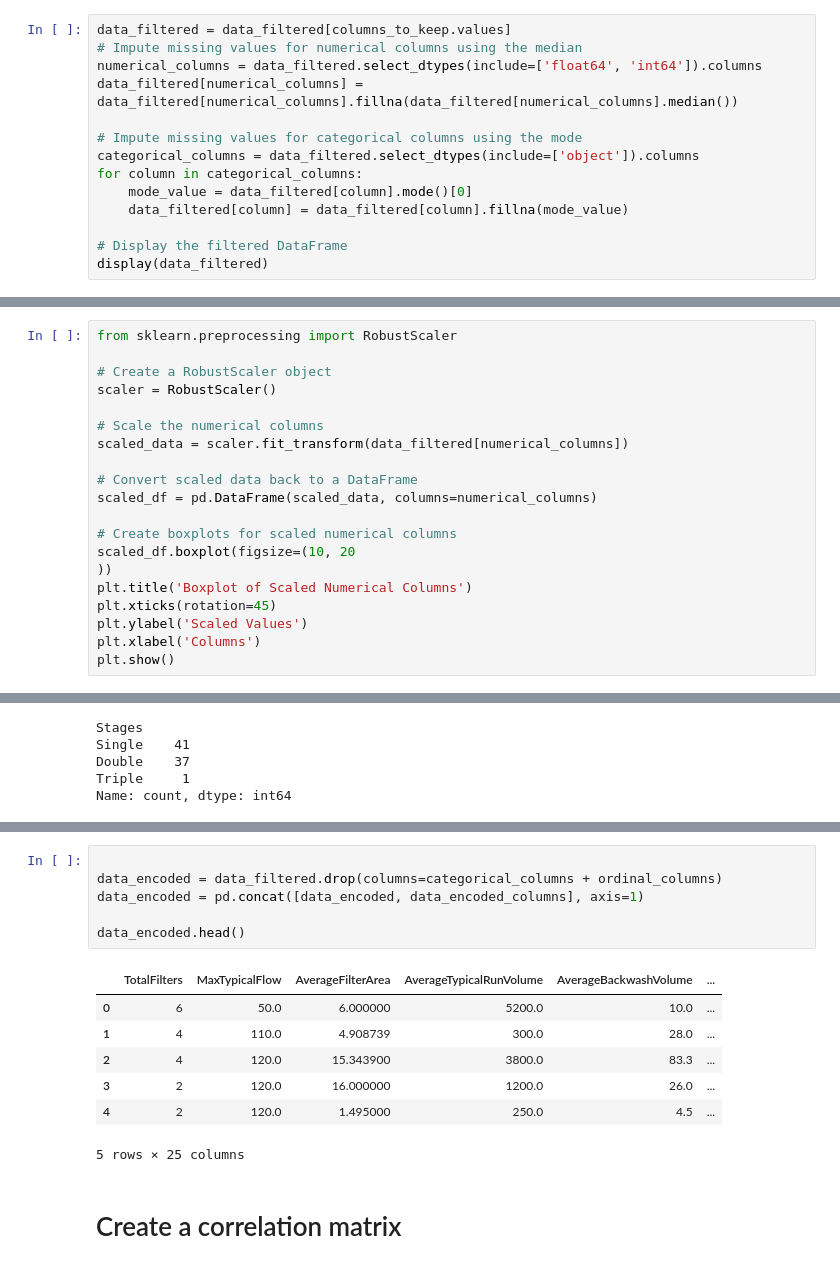
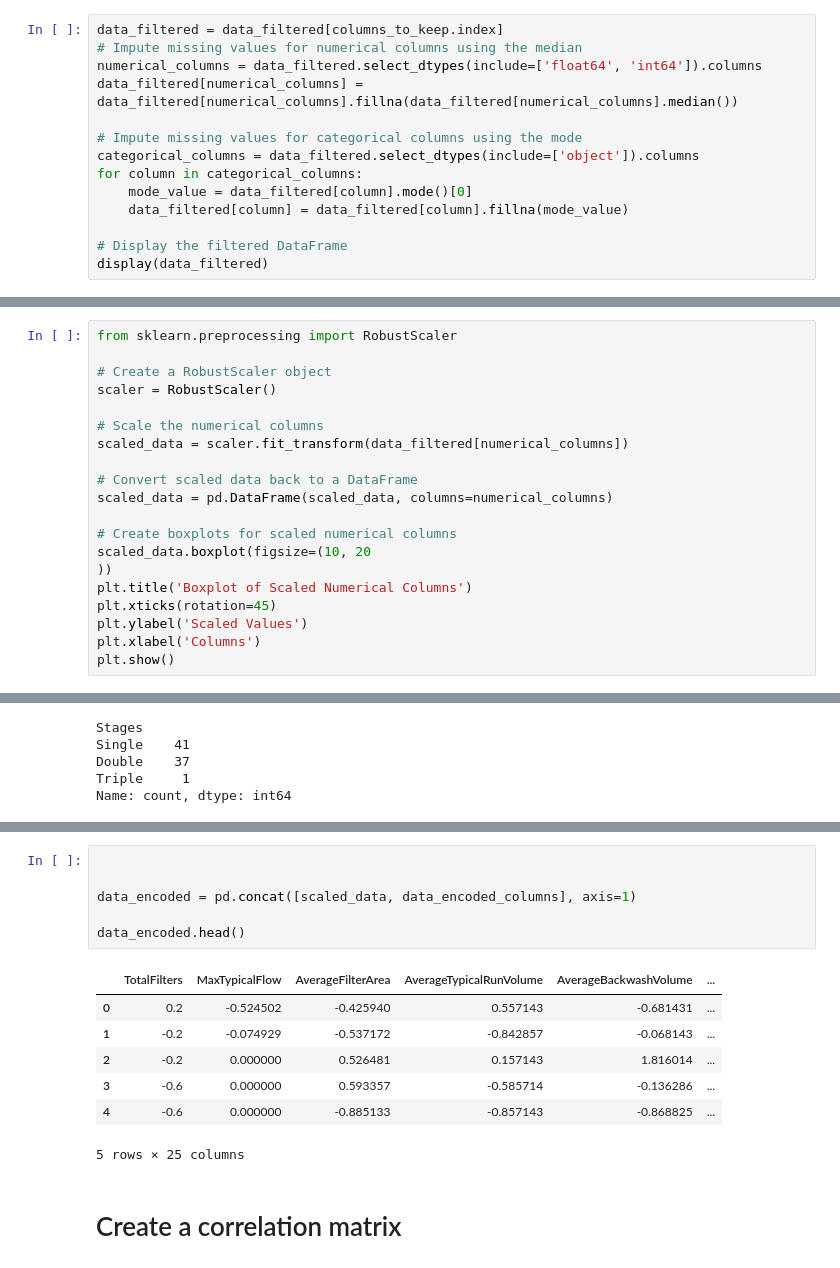
Before and after one commit to bolfosu/MAL-portfolios, a Jupyter notebook: Preprocessing - Water treatment plants.ipynb, the cells around one changed output, grey strips where cells are left out. Cells and saved outputs as stored; diff of their text form.

```diff
--- a/Preprocessing - Water treatment plants.ipynb
+++ b/Preprocessing - Water treatment plants.ipynb
@@ -76,7 +76,7 @@ dtype: float64
 # %% [markdown]
 # Imputing the missing values
 # %%
-data_filtered = data_filtered[columns_to_keep.values]
+data_filtered = data_filtered[columns_to_keep.index]
 # Impute missing values for numerical columns using the median
 numerical_columns = data_filtered.select_dtypes(include=['float64', 'int64']).columns
 data_filtered[numerical_columns] = data_filtered[numerical_columns].fillna(data_filtered[numerical_columns].median())
@@ -103,10 +115,10 @@ scaler = RobustScaler()
 scaled_data = scaler.fit_transform(data_filtered[numerical_columns])
 
 # Convert scaled data back to a DataFrame
-scaled_df = pd.DataFrame(scaled_data, columns=numerical_columns)
+scaled_data = pd.DataFrame(scaled_data, columns=numerical_columns)
 
 # Create boxplots for scaled numerical columns
-scaled_df.boxplot(figsize=(10, 20
+scaled_data.boxplot(figsize=(10, 20
 ))
 plt.title('Boxplot of Scaled Numerical Columns')
 plt.xticks(rotation=45)
@@ -278,17 +290,17 @@ data_encoded_columns.head()
 | 4 | 0.0 | 1.0 | 0.0 | 0.0 | ... |
 # %%
 
-data_encoded = data_filtered.drop(columns=categorical_columns + ordinal_columns)
-data_encoded = pd.concat([data_encoded, data_encoded_columns], axis=1)
+
+data_encoded = pd.concat([scaled_data, data_encoded_columns], axis=1)
 
 data_encoded.head()
 # %% [output]
 |  | TotalFilters | MaxTypicalFlow | AverageFilterArea | AverageTypicalRunVolume | AverageBackwashVolume | ... |
-| 0 | 6 | 50.0 | 6.000000 | 5200.0 | 10.0 | ... |
-| 1 | 4 | 110.0 | 4.908739 | 300.0 | 28.0 | ... |
-| 2 | 4 | 120.0 | 15.343900 | 3800.0 | 83.3 | ... |
-| 3 | 2 | 120.0 | 16.000000 | 1200.0 | 26.0 | ... |
-| 4 | 2 | 120.0 | 1.495000 | 250.0 | 4.5 | ... |
+| 0 | 0.2 | -0.524502 | -0.425940 | 0.557143 | -0.681431 | ... |
+| 1 | -0.2 | -0.074929 | -0.537172 | -0.842857 | -0.068143 | ... |
+| 2 | -0.2 | 0.000000 | 0.526481 | 0.157143 | 1.816014 | ... |
+| 3 | -0.6 | 0.000000 | 0.593357 | -0.585714 | -0.136286 | ... |
+| 4 | -0.6 | 0.000000 | -0.885133 | -0.857143 | -0.868825 | ... |
 5 rows × 25 columns
 # %% [markdown]
 # Create a correlation matrix
```
Also changed, not shown: parts of 2 cells of this notebook.
